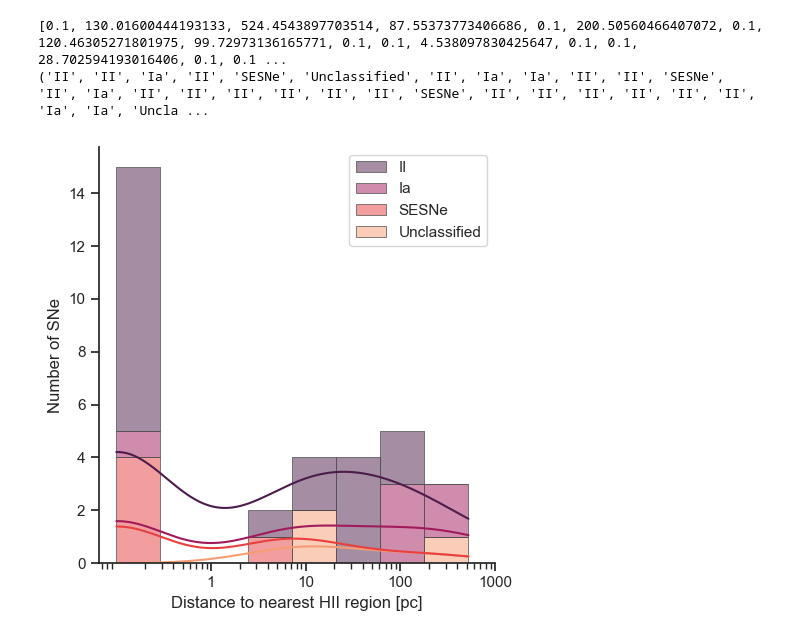
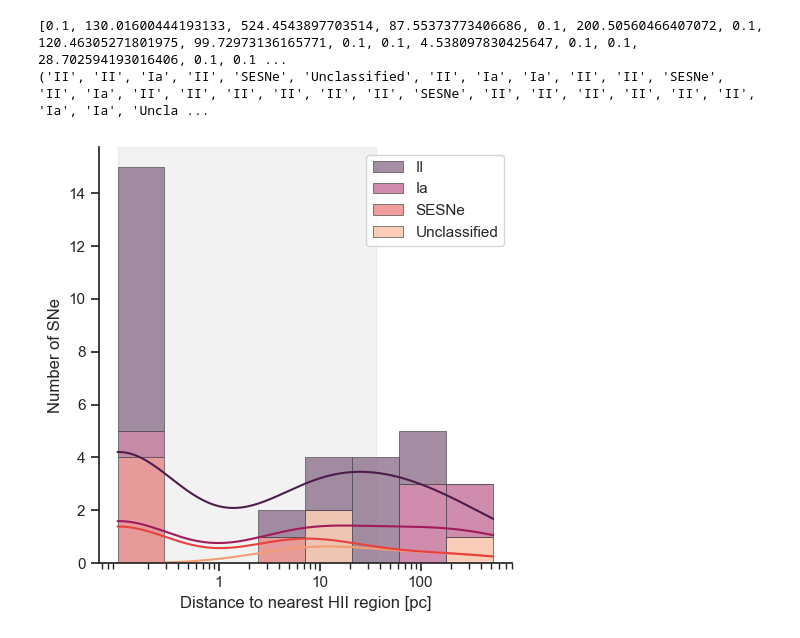
Before and after one commit to NessMayker/SNeHa, a Jupyter notebook: Code/1c.MUSE_Nearest_HII.ipynb, the cells around one changed output. Saved outputs shown, nothing was run; the diff lists cells and outputs as text; code cells hidden in the pictures.

Commit message:
added shaded region for distance uncertainty to histogram

```diff
--- a/Code/1c.MUSE_Nearest_HII.ipynb
+++ b/Code/1c.MUSE_Nearest_HII.ipynb
@@ -435,29 +435,30 @@ print(SNtypes)
 # %%
 import seaborn as sns
 import matplotlib as mpl
 import matplotlib.pyplot as plt
 
 sns.set_theme(style="ticks")
 
 f, ax = plt.subplots(figsize=(5, 5))
 sns.despine(f)
 
 sns.histplot(
     x=nearHII, hue=SNtypes,
     multiple="stack",
     bins=8,
     palette="rocket",
     edgecolor=".3",
     kde=True,
     linewidth=.5,
     log_scale=True,
 
 )
 ax.xaxis.set_major_formatter(mpl.ticker.ScalarFormatter())
 ax.set_xticks([1,10, 100, 1000])
+ax.axvspan(0.1,36.36,color='grey',alpha=0.1)
 ax.set_ylabel("Number of SNe")
 ax.set_xlabel("Distance to nearest HII region [pc]")
 plt.tight_layout()
 plt.savefig("../Figures/HIIdistHist.png", dpi=300)
 # %% [output]
-[figure, old version]
+[figure, new version]
```
Also changed, not shown: parts of 2 cells of this notebook, 2 other files.
